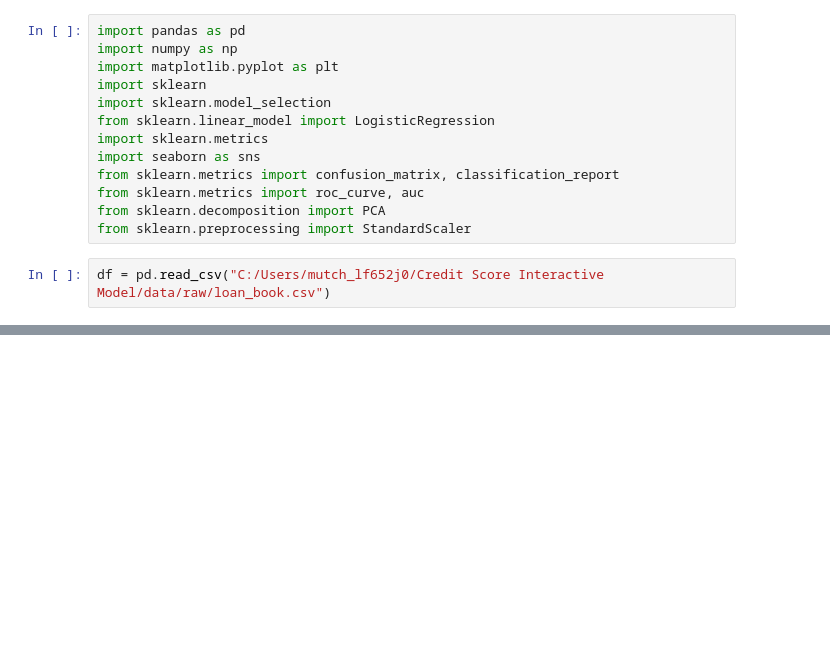
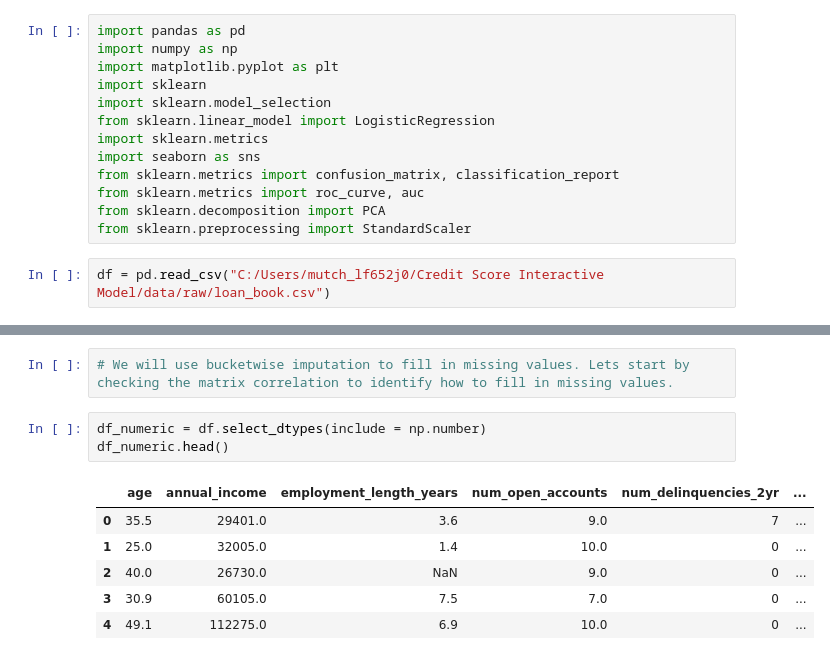
Before and after one commit to mphomutchinya/Robust-interactive-credit-model, a Jupyter notebook: notebooks/eda.ipynb, the cells around one changed output, grey strips where cells are left out. Cells and saved outputs as stored; diff of their text form; blank space fills up the shorter version.

```diff
--- a/notebooks/eda.ipynb
+++ b/notebooks/eda.ipynb
@@ -25,0 +146,12 @@ df.head()
+# %%
+# We will use bucketwise imputation to fill in missing values. Lets start by checking the matrix correlation to identify how to fill in missing values.
+# %%
+df_numeric = df.select_dtypes(include = np.number)
+df_numeric.head()
+# %% [output]
+|  | age | annual_income | employment_length_years | num_open_accounts | num_delinquencies_2yr | ... |
+| 0 | 35.5 | 29401.0 | 3.6 | 9.0 | 7 | ... |
+| 1 | 25.0 | 32005.0 | 1.4 | 10.0 | 0 | ... |
+| 2 | 40.0 | 26730.0 | NaN | 9.0 | 0 | ... |
+| 3 | 30.9 | 60105.0 | 7.5 | 7.0 | 0 | ... |
+| 4 | 49.1 | 112275.0 | 6.9 | 10.0 | 0 | ... |
```
Also changed, not shown: parts of 31 cells of this notebook.
